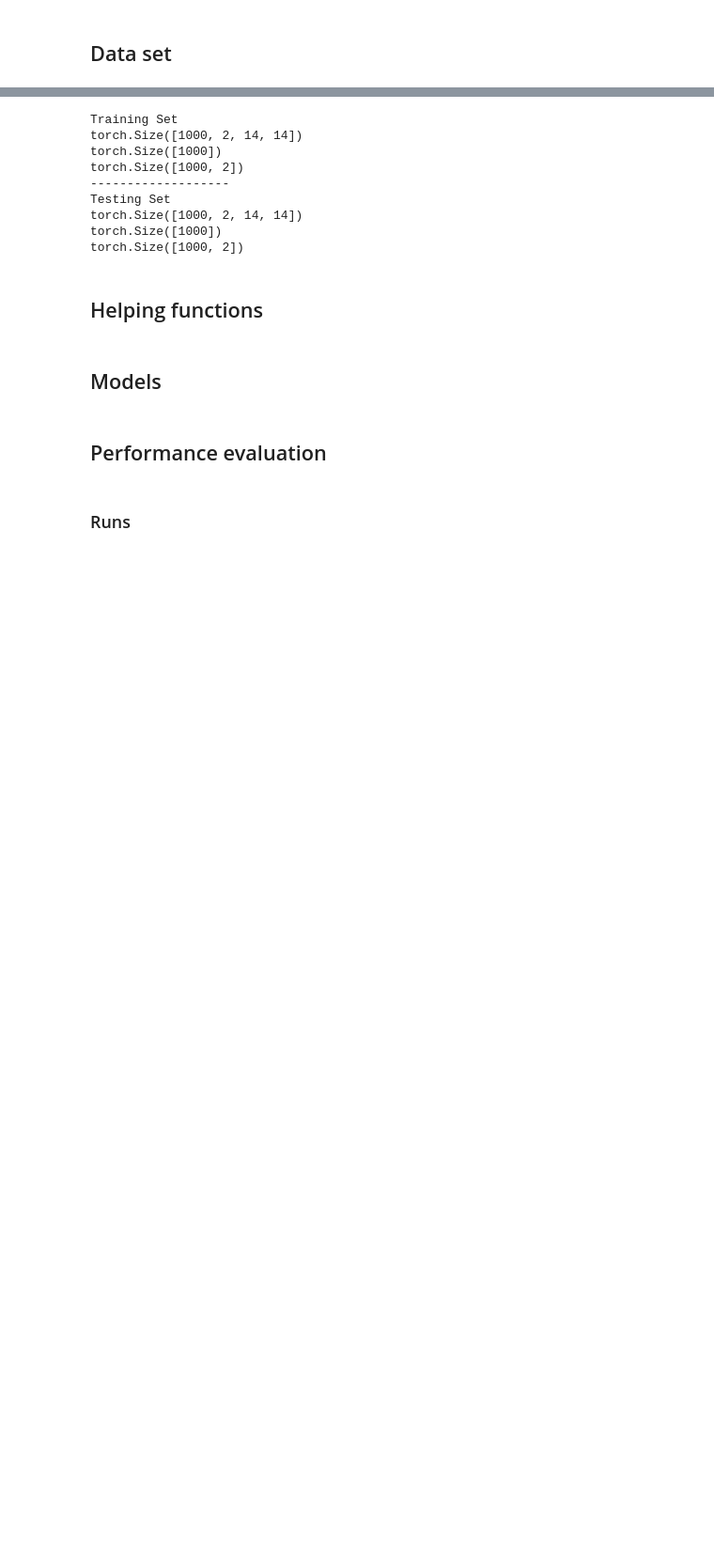
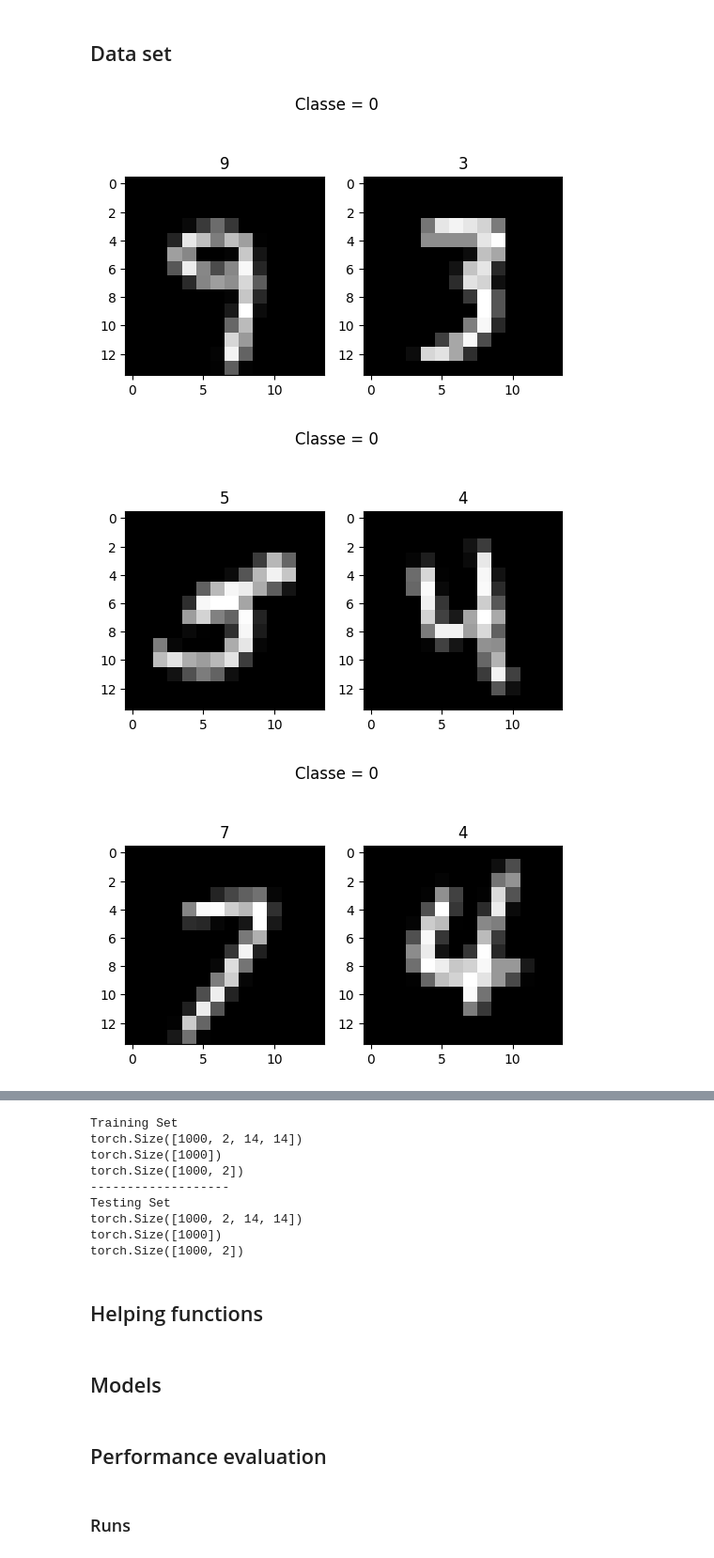
Before and after one commit to DenizSungurtekin/Deep-Learning-Project, a Jupyter notebook: Project1/Codes/Testing Code/DeepLearningP1.ipynb, the cells around one changed output, grey strips where cells are left out. Shown at 94% size. Saved outputs shown, nothing was run; the diff lists cells and outputs as text; code cells hidden in the pictures; blank space fills up the shorter version.

```diff
--- a/Project1/Codes/Testing Code/DeepLearningP1.ipynb
+++ b/Project1/Codes/Testing Code/DeepLearningP1.ipynb
@@ -12,3 +12,18 @@ import numpy as np
 # %%
 N = 1000
 train_input, train_target, train_classes, test_input, test_target, test_classes = prologue.generate_pair_sets(N)
+# %%
+# Data visualization
+for index,tensor in enumerate(train_input[0:5]) :
+  img1, img2 = tensor[0], tensor[1]
+  fig,ax = plt.subplots(1,2)
+  ax[0].imshow(img1,cmap='gray')
+  ax[0].set_title(str(train_classes[index,0].item()))
+  ax[1].imshow(img2,cmap='gray')
+  ax[1].set_title(str(train_classes[index,1].item()))
+  fig.suptitle("Classe = " + str(train_target[index].item()))
+  fig.set_dpi(100)
+# %% [output]
+[figure, added]
+[figure, added]
+[figure, added]
```
Also changed, not shown: parts of 11 cells of this notebook, 3 other files.
